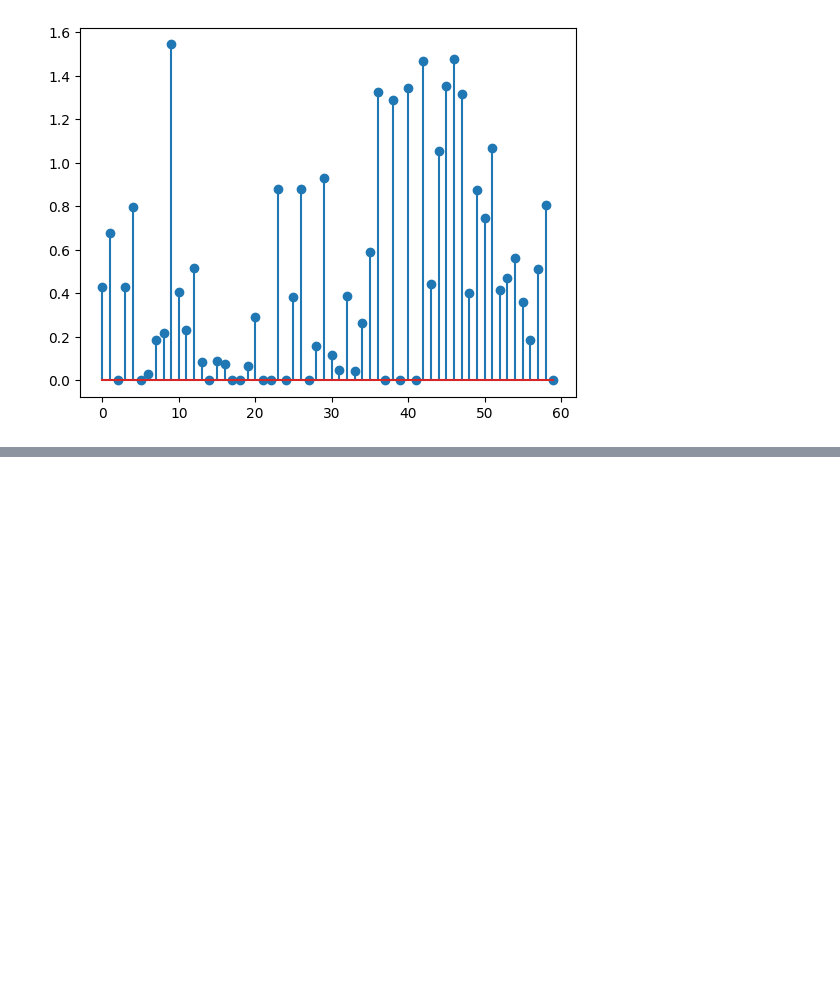
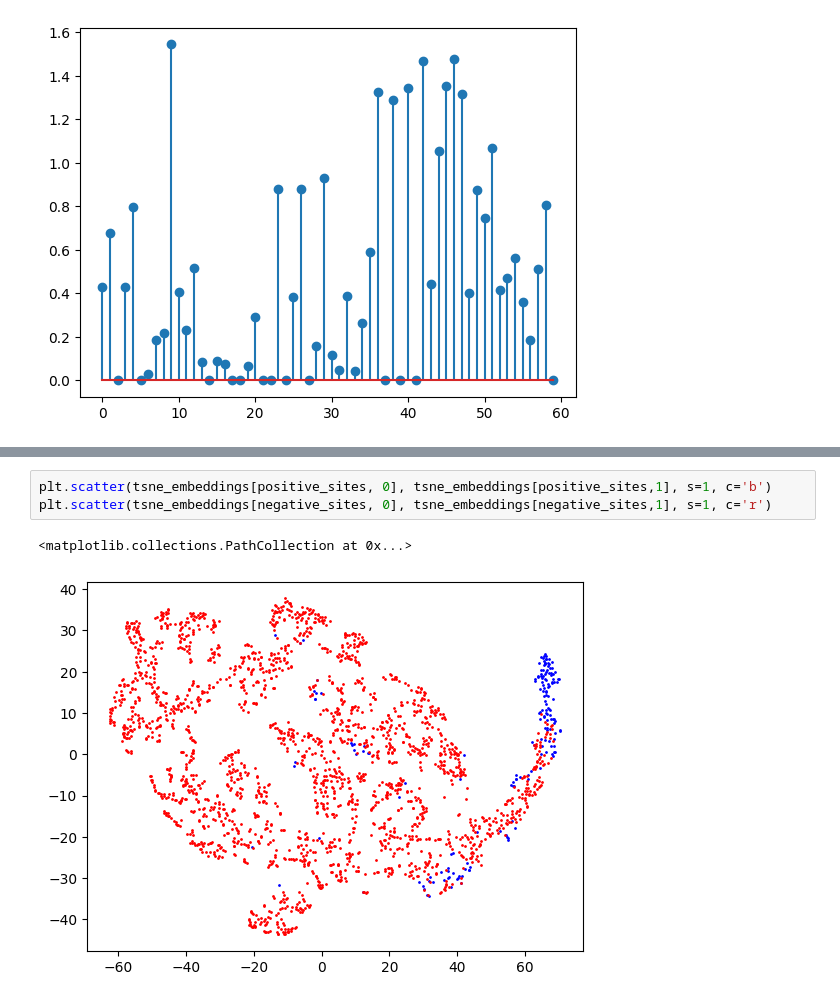
Before and after one commit to adcrry/masif, a Jupyter notebook: data/masif_site/embedding_processor.ipynb, the cells around one changed output, grey strips where cells are left out. Cells and saved outputs as stored; diff of their text form; blank space fills up the shorter version.

```diff
--- a/data/masif_site/embedding_processor.ipynb
+++ b/data/masif_site/embedding_processor.ipynb
@@ -89,0 +96,6 @@ plt.scatter(full_embeddings[negative_sites, 42], full_embeddings[negative_sites,
+# %%
+plt.scatter(tsne_embeddings[positive_sites, 0], tsne_embeddings[positive_sites,1], s=1, c='b')
+plt.scatter(tsne_embeddings[negative_sites, 0], tsne_embeddings[negative_sites,1], s=1, c='r')
+# %% [output]
+<matplotlib.collections.PathCollection at 0x...>
+[figure, added]
```
Also changed, not shown: parts of 7 cells of this notebook, 3 other files.
